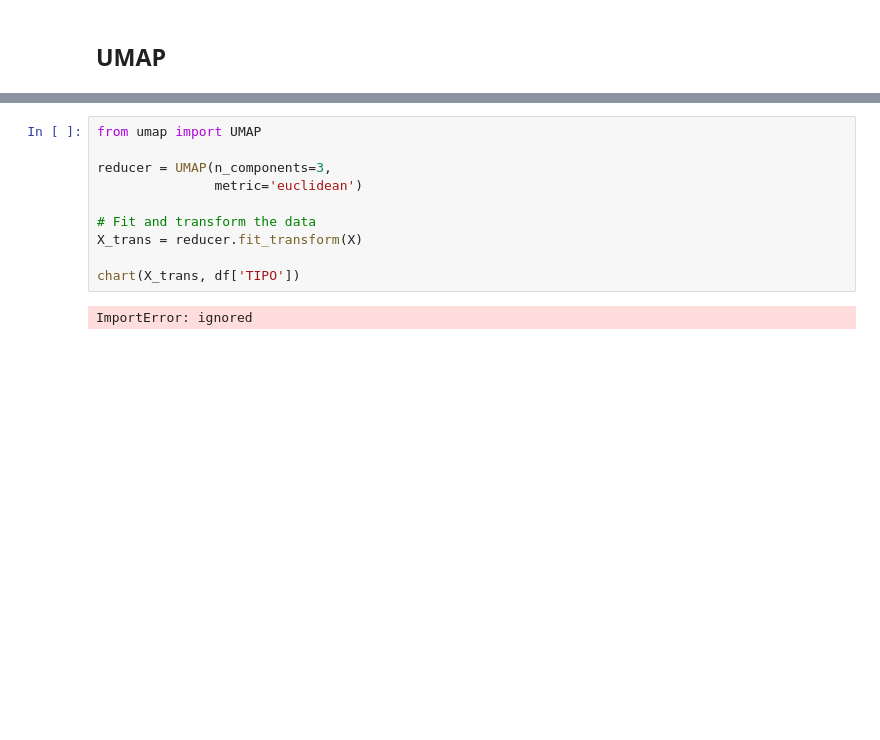
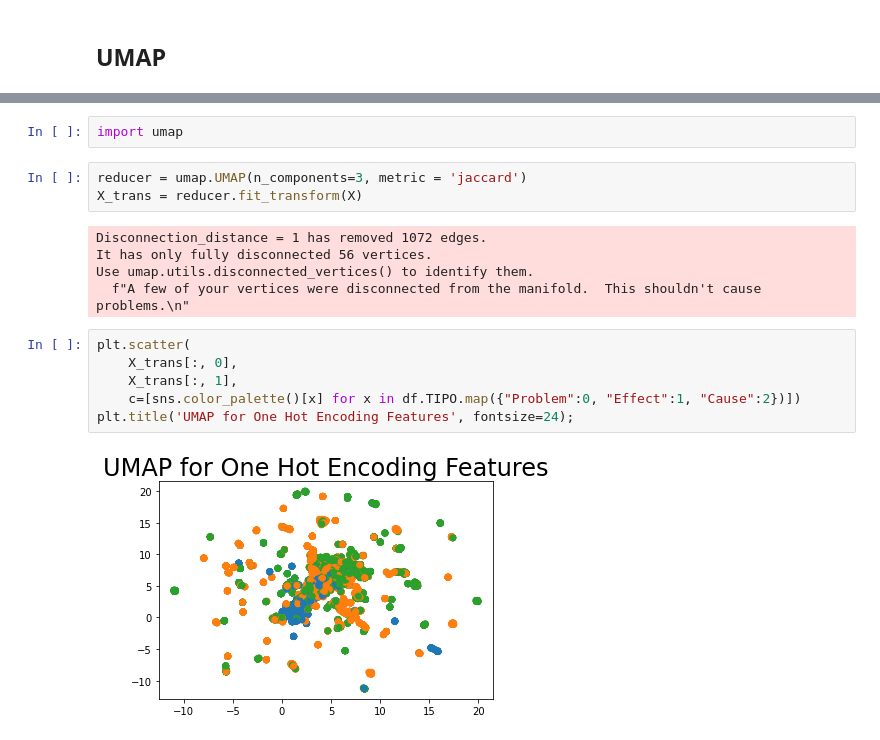
Before and after one commit to abdala9512/nlp-evaluacion-problemas-sociales, a Jupyter notebook: DataPreparation_(OneHotEncoding).ipynb, the cells around one changed output, grey strips where cells are left out. Drawn from its saved outputs; the diff is of its cells as text; blank space fills up the shorter version.

```diff
--- a/DataPreparation_(OneHotEncoding).ipynb
+++ b/DataPreparation_(OneHotEncoding).ipynb
@@ -175,12 +145,18 @@ def chart(X, y):
+# %%
+import umap
 # %%
-from umap import UMAP
-
-reducer = UMAP(n_components=3,
-               metric='euclidean')
-
-# Fit and transform the data
+reducer = umap.UMAP(n_components=3, metric = 'jaccard')
 X_trans = reducer.fit_transform(X)
-
-chart(X_trans, df['TIPO'])
 # %% [output]
-ImportError: ignored
+Disconnection_distance = 1 has removed 1072 edges.
+It has only fully disconnected 56 vertices.
+Use umap.utils.disconnected_vertices() to identify them.
+  f"A few of your vertices were disconnected from the manifold.  This shouldn't cause problems.\n"
+# %%
+plt.scatter(
+    X_trans[:, 0],
+    X_trans[:, 1],
+    c=[sns.color_palette()[x] for x in df.TIPO.map({"Problem":0, "Effect":1, "Cause":2})])
+plt.title('UMAP for One Hot Encoding Features', fontsize=24);
+# %% [output]
+[figure, added]
```
Also changed, not shown: parts of 6 cells of this notebook.
